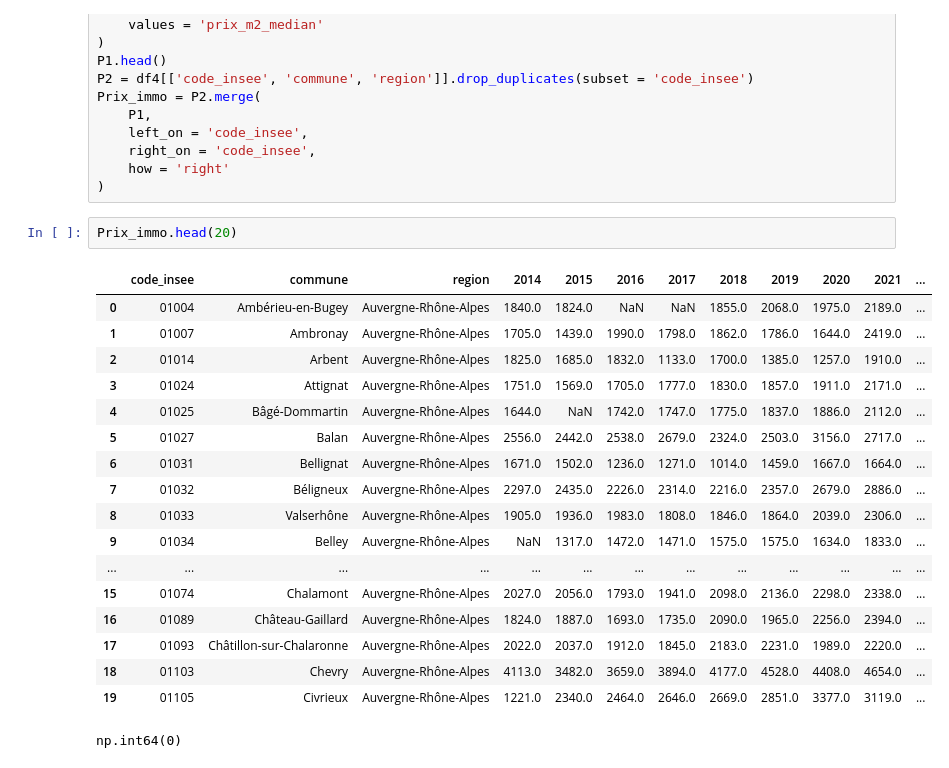
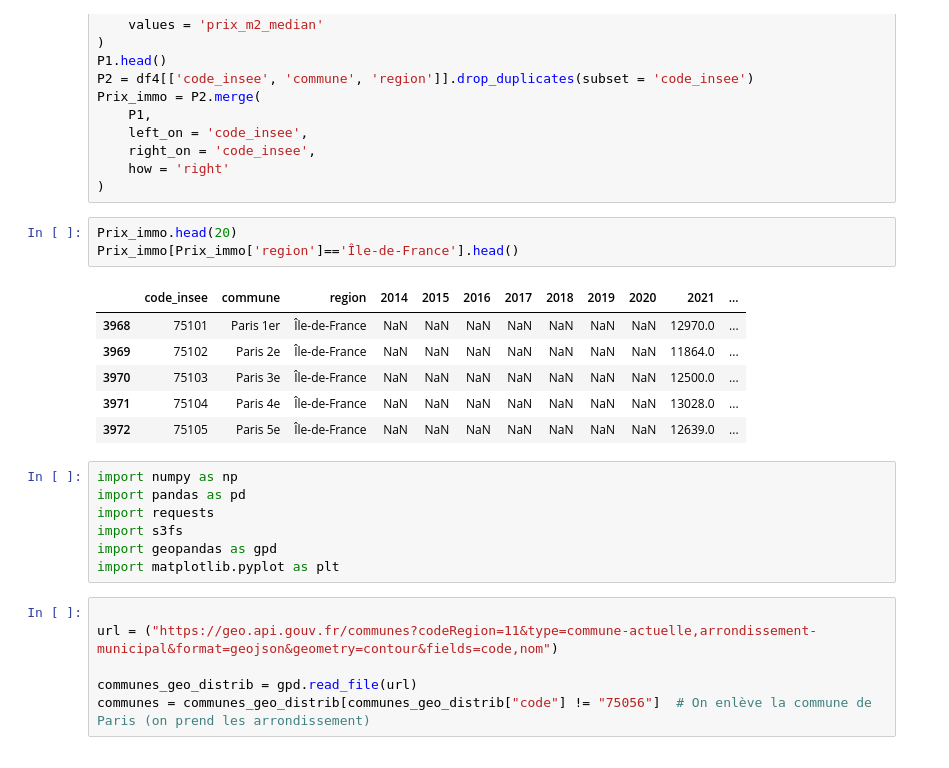
Before and after one commit to TomasAMG7/Python_S1_Challut_Garcia_Mossel, a Jupyter notebook: DATA/Données_price_immobilier.ipynb, the cells around one changed output. Saved outputs shown, nothing was run; the diff lists cells and outputs as text.

```diff
--- a/DATA/Données_price_immobilier.ipynb
+++ b/DATA/Données_price_immobilier.ipynb
@@ -330,24 +330,24 @@ Prix_immo = P2.merge(
 )
 # %%
 Prix_immo.head(20)
+Prix_immo[Prix_immo['region']=='Île-de-France'].head()
 # %% [output]
 |  | code_insee | commune | region | 2014 | 2015 | 2016 | 2017 | 2018 | 2019 | 2020 | 2021 | ... |
-| 0 | 01004 | Ambérieu-en-Bugey | Auvergne-Rhône-Alpes | 1840.0 | 1824.0 | NaN | NaN | 1855.0 | 2068.0 | 1975.0 | 2189.0 | ... |
-| 1 | 01007 | Ambronay | Auvergne-Rhône-Alpes | 1705.0 | 1439.0 | 1990.0 | 1798.0 | 1862.0 | 1786.0 | 1644.0 | 2419.0 | ... |
-| 2 | 01014 | Arbent | Auvergne-Rhône-Alpes | 1825.0 | 1685.0 | 1832.0 | 1133.0 | 1700.0 | 1385.0 | 1257.0 | 1910.0 | ... |
-| 3 | 01024 | Attignat | Auvergne-Rhône-Alpes | 1751.0 | 1569.0 | 1705.0 | 1777.0 | 1830.0 | 1857.0 | 1911.0 | 2171.0 | ... |
-| 4 | 01025 | Bâgé-Dommartin | Auvergne-Rhône-Alpes | 1644.0 | NaN | 1742.0 | 1747.0 | 1775.0 | 1837.0 | 1886.0 | 2112.0 | ... |
-| 5 | 01027 | Balan | Auvergne-Rhône-Alpes | 2556.0 | 2442.0 | 2538.0 | 2679.0 | 2324.0 | 2503.0 | 3156.0 | 2717.0 | ... |
-| 6 | 01031 | Bellignat | Auvergne-Rhône-Alpes | 1671.0 | 1502.0 | 1236.0 | 1271.0 | 1014.0 | 1459.0 | 1667.0 | 1664.0 | ... |
-| 7 | 01032 | Béligneux | Auvergne-Rhône-Alpes | 2297.0 | 2435.0 | 2226.0 | 2314.0 | 2216.0 | 2357.0 | 2679.0 | 2886.0 | ... |
-| 8 | 01033 | Valserhône | Auvergne-Rhône-Alpes | 1905.0 | 1936.0 | 1983.0 | 1808.0 | 1846.0 | 1864.0 | 2039.0 | 2306.0 | ... |
-| 9 | 01034 | Belley | Auvergne-Rhône-Alpes | NaN | 1317.0 | 1472.0 | 1471.0 | 1575.0 | 1575.0 | 1634.0 | 1833.0 | ... |
-| ... | ... | ... | ... | ... | ... | ... | ... | ... | ... | ... | ... | ... |
-| 15 | 01074 | Chalamont | Auvergne-Rhône-Alpes | 2027.0 | 2056.0 | 1793.0 | 1941.0 | 2098.0 | 2136.0 | 2298.0 | 2338.0 | ... |
-| 16 | 01089 | Château-Gaillard | Auvergne-Rhône-Alpes | 1824.0 | 1887.0 | 1693.0 | 1735.0 | 2090.0 | 1965.0 | 2256.0 | 2394.0 | ... |
-| 17 | 01093 | Châtillon-sur-Chalaronne | Auvergne-Rhône-Alpes | 2022.0 | 2037.0 | 1912.0 | 1845.0 | 2183.0 | 2231.0 | 1989.0 | 2220.0 | ... |
-| 18 | 01103 | Chevry | Auvergne-Rhône-Alpes | 4113.0 | 3482.0 | 3659.0 | 3894.0 | 4177.0 | 4528.0 | 4408.0 | 4654.0 | ... |
-| 19 | 01105 | Civrieux | Auvergne-Rhône-Alpes | 1221.0 | 2340.0 | 2464.0 | 2646.0 | 2669.0 | 2851.0 | 3377.0 | 3119.0 | ... |
+| 3968 | 75101 | Paris 1er | Île-de-France | NaN | NaN | NaN | NaN | NaN | NaN | NaN | 12970.0 | ... |
+| 3969 | 75102 | Paris 2e | Île-de-France | NaN | NaN | NaN | NaN | NaN | NaN | NaN | 11864.0 | ... |
+| 3970 | 75103 | Paris 3e | Île-de-France | NaN | NaN | NaN | NaN | NaN | NaN | NaN | 12500.0 | ... |
+| 3971 | 75104 | Paris 4e | Île-de-France | NaN | NaN | NaN | NaN | NaN | NaN | NaN | 13028.0 | ... |
+| 3972 | 75105 | Paris 5e | Île-de-France | NaN | NaN | NaN | NaN | NaN | NaN | NaN | 12639.0 | ... |
+# %%
+import numpy as np
+import pandas as pd
+import requests
+import s3fs
+import geopandas as gpd
+import matplotlib.pyplot as plt
 # %%
+
+url = ("https://geo.api.gouv.fr/communes?codeRegion=11&type=commune-actuelle,arrondissement-municipal&format=geojson&geometry=contour&fields=code,nom")
+
+communes_geo_distrib = gpd.read_file(url)
+communes = communes_geo_distrib[communes_geo_distrib["code"] != "75056"]  # On enlève la commune de Paris (on prend les arrondissement)
-# %% [output]
-np.int64(0)
```
Also changed, not shown: parts of 10 cells of this notebook, 1 other file.
